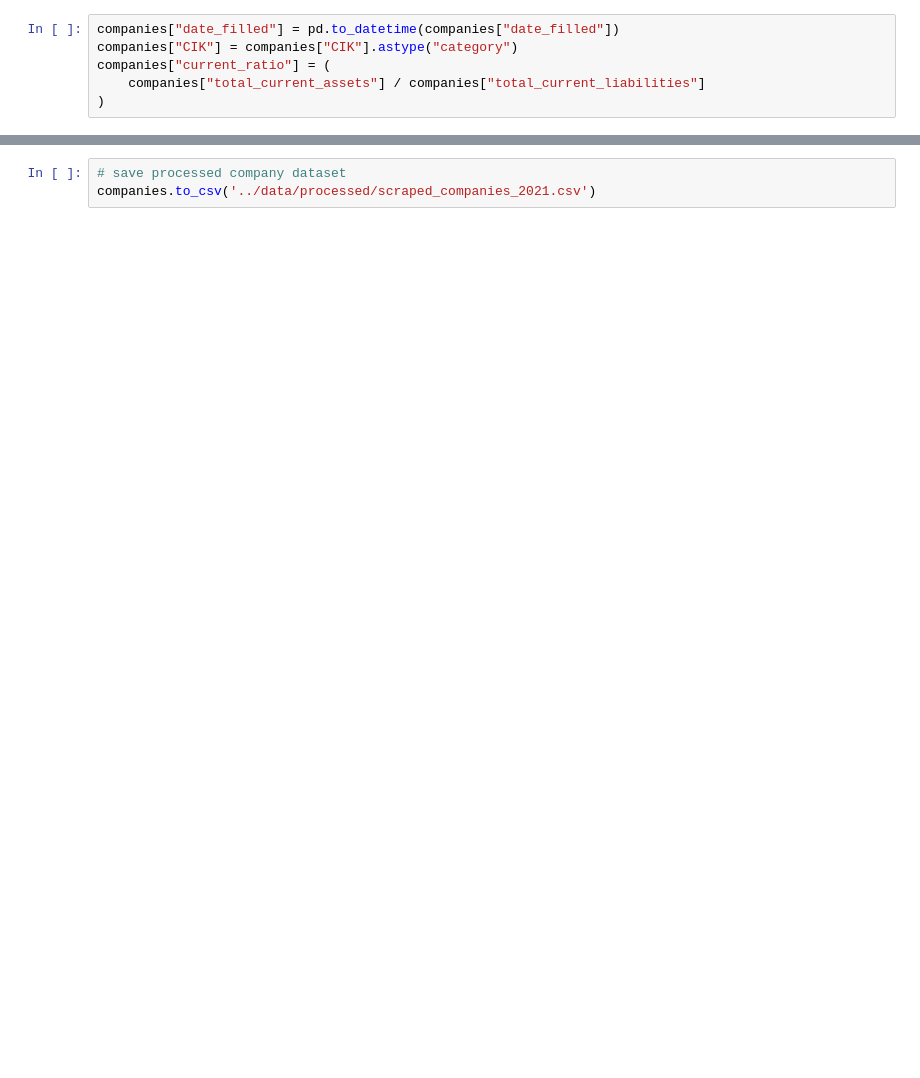
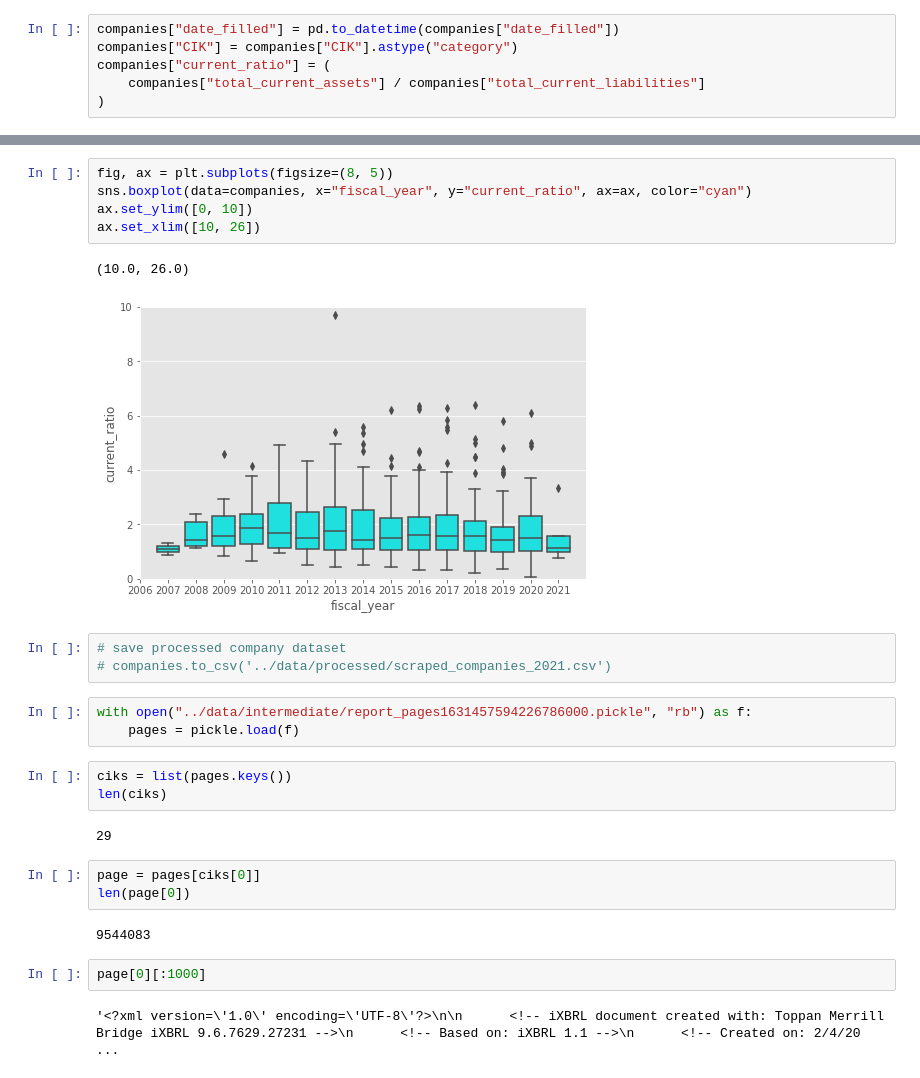
Before and after one commit to mpolch/datachallenge, a Jupyter notebook: notebooks/afeb_process_scraped_data-Copy1.ipynb, the cells around one changed output, grey strips where cells are left out. Saved outputs shown, nothing was run; the diff lists cells and outputs as text; blank space fills up the shorter version.

```diff
--- a/notebooks/afeb_process_scraped_data-Copy1.ipynb
+++ b/notebooks/afeb_process_scraped_data-Copy1.ipynb
@@ -151,3 +161,28 @@ plt.show()
+# %%
+fig, ax = plt.subplots(figsize=(8, 5))
+sns.boxplot(data=companies, x="fiscal_year", y="current_ratio", ax=ax, color="cyan")
+ax.set_ylim([0, 10])
+ax.set_xlim([10, 26])
+# %% [output]
+(10.0, 26.0)
+[figure, added]
 # %%
 # save processed company dataset
-companies.to_csv('../data/processed/scraped_companies_2021.csv')
+# companies.to_csv('../data/processed/scraped_companies_2021.csv')
+# %%
+with open("../data/intermediate/report_pages1631457594226786000.pickle", "rb") as f:
+    pages = pickle.load(f)
+# %%
+ciks = list(pages.keys())
+len(ciks)
+# %% [output]
+29
+# %%
+page = pages[ciks[0]]
+len(page[0])
+# %% [output]
+9544083
+# %%
+page[0][:1000]
+# %% [output]
+'<?xml version=\'1.0\' encoding=\'UTF-8\'?>\n\n      <!-- iXBRL document created with: Toppan Merrill Bridge iXBRL 9.6.7629.27231 -->\n      <!-- Based on: iXBRL 1.1 -->\n      <!-- Created on: 2/4/20 ...
```
Also changed, not shown: parts of 19 cells of this notebook, 5 other files.
